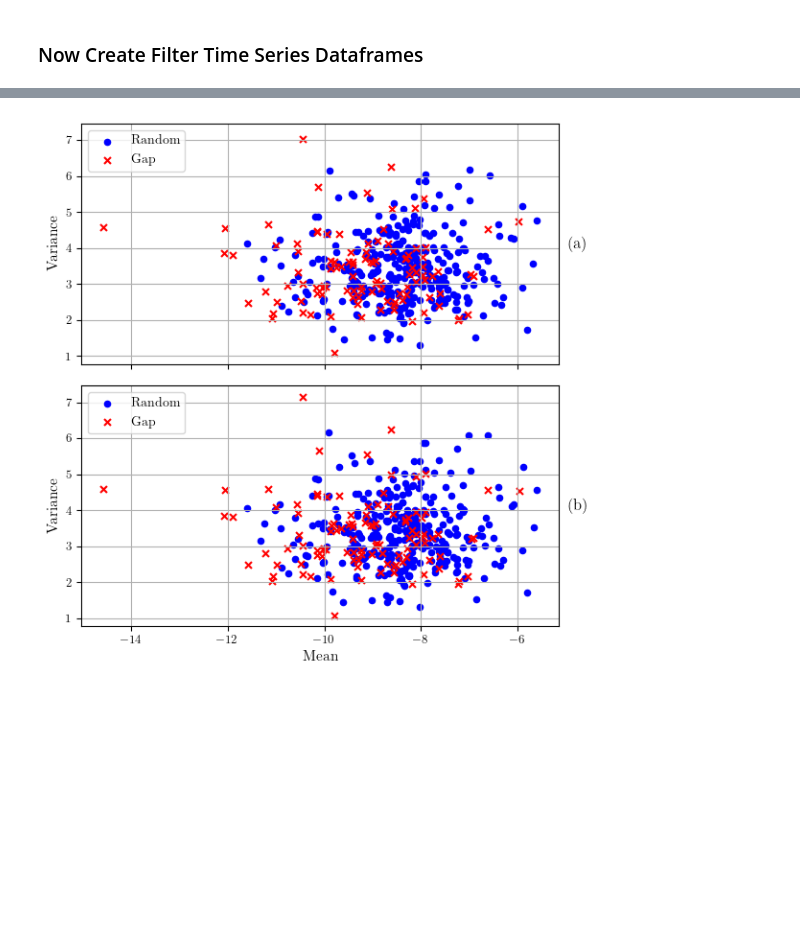
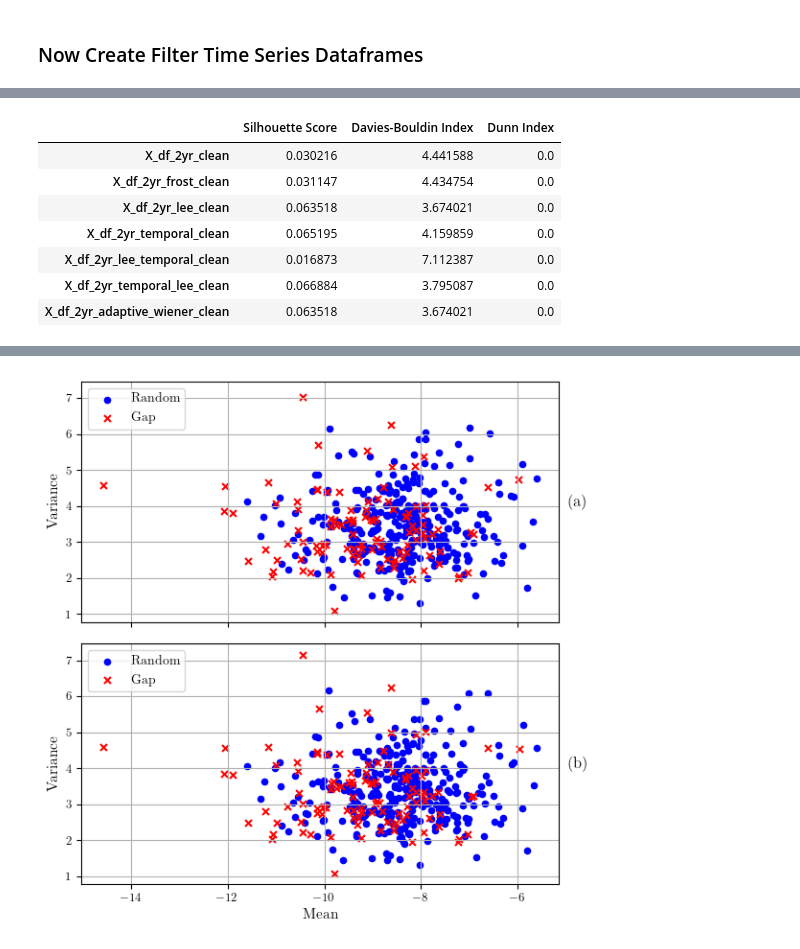
Before and after one commit to ol-webb/tree_gaps4, a Jupyter notebook: all_gaps_mk2/main1.ipynb, the cells around one changed output, grey strips where cells are left out. Cells and saved outputs as stored; diff of their text form; code cells hidden in the pictures; blank space fills up the shorter version.

```diff
--- a/all_gaps_mk2/main1.ipynb
+++ b/all_gaps_mk2/main1.ipynb
@@ -1586,3 +1677,31 @@ X_df_2yr_adaptive_wiener_clean=X_df_2yr_adaptive_wiener.drop(columns=['area'],ax
+# %%
+dataframes = [
+    "X_df_2yr_clean", "X_df_2yr_frost_clean", "X_df_2yr_lee_clean", "X_df_2yr_temporal_clean",
+    "X_df_2yr_lee_temporal_clean", "X_df_2yr_temporal_lee_clean", "X_df_2yr_adaptive_wiener_clean"
+]
+
+# Dictionary to store the results
+results = {}
+
+# Loop through each dataframe, calculate metrics and store the results
+for df_name in dataframes:
+    df = globals()[df_name]
+    silhouette, davies_bouldin, dunn = calculate_cluster_metrics(df)
+    results[df_name] = [silhouette, davies_bouldin, dunn]
+
+# Create a dataframe from the results dictionary
+metrics_df = pd.DataFrame(results, index=["Silhouette Score", "Davies-Bouldin Index", "Dunn Index"])
+
+metrics_df.T
+# %% [output]
+|  | Silhouette Score | Davies-Bouldin Index | Dunn Index |
+| X_df_2yr_clean | 0.030216 | 4.441588 | 0.0 |
+| X_df_2yr_frost_clean | 0.031147 | 4.434754 | 0.0 |
+| X_df_2yr_lee_clean | 0.063518 | 3.674021 | 0.0 |
+| X_df_2yr_temporal_clean | 0.065195 | 4.159859 | 0.0 |
+| X_df_2yr_lee_temporal_clean | 0.016873 | 7.112387 | 0.0 |
+| X_df_2yr_temporal_lee_clean | 0.066884 | 3.795087 | 0.0 |
+| X_df_2yr_adaptive_wiener_clean | 0.063518 | 3.674021 | 0.0 |
 # %%
 def plot_scatter(X_df):
     # Create a scatter plot
```
Also changed, not shown: parts of 10 cells of this notebook, 1 other file.
